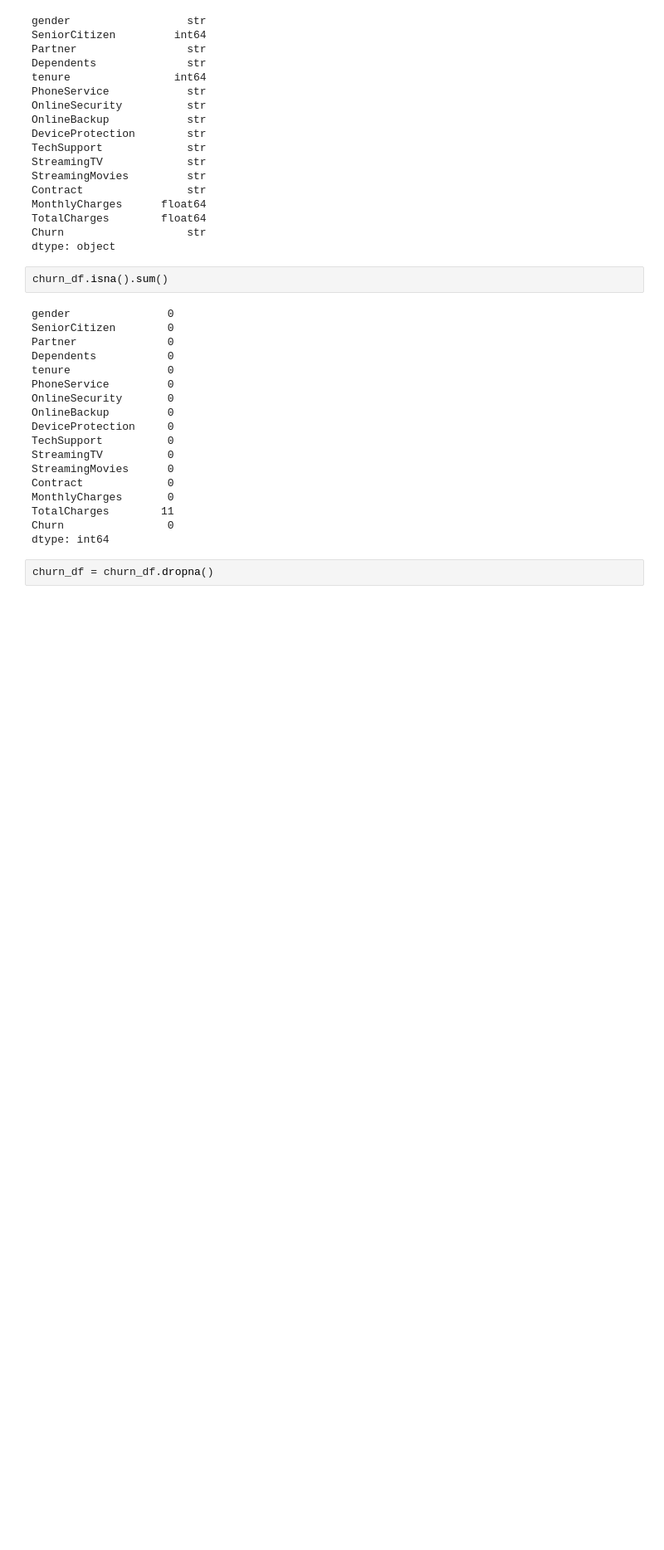
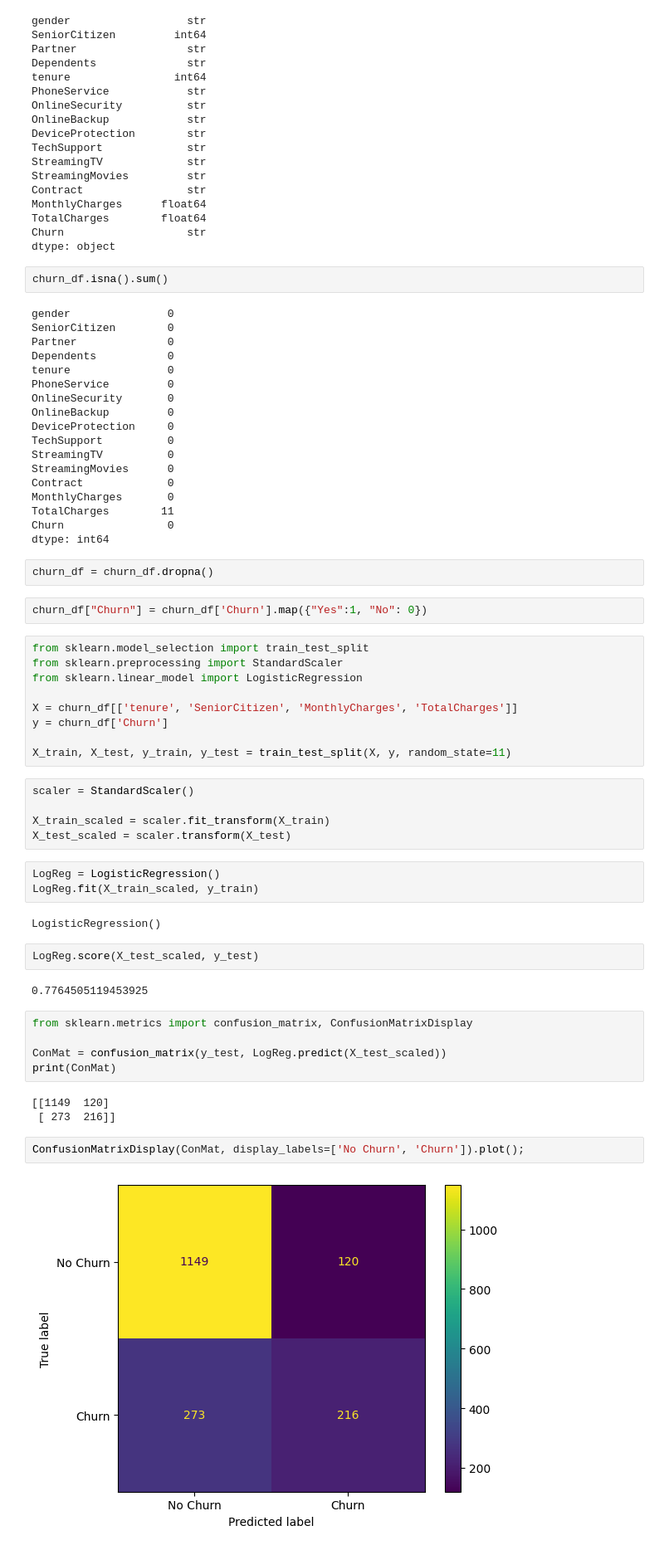
Before and after one commit to cerrmcneel/lab-handling-imbalance, a Jupyter notebook: balance_lab.ipynb, the cells around one changed output. Shown at 83% size. Drawn from its saved outputs; the diff is of its cells as text; blank space fills up the shorter version.

```diff
--- a/balance_lab.ipynb
+++ b/balance_lab.ipynb
@@ -74,3 +76,40 @@ Churn                0
 dtype: int64
 # %%
 churn_df = churn_df.dropna()
+# %%
+churn_df["Churn"] = churn_df['Churn'].map({"Yes":1, "No": 0})
+# %%
+from sklearn.model_selection import train_test_split
+from sklearn.preprocessing import StandardScaler
+from sklearn.linear_model import LogisticRegression
+
+X = churn_df[['tenure', 'SeniorCitizen', 'MonthlyCharges', 'TotalCharges']]
+y = churn_df['Churn']
+
+X_train, X_test, y_train, y_test = train_test_split(X, y, random_state=11)
+# %%
+scaler = StandardScaler()
+
+X_train_scaled = scaler.fit_transform(X_train)
+X_test_scaled = scaler.transform(X_test)
+# %%
+LogReg = LogisticRegression()
+LogReg.fit(X_train_scaled, y_train)
+# %% [output]
+LogisticRegression()
+# %%
+LogReg.score(X_test_scaled, y_test)
+# %% [output]
+0.7764505119453925
+# %%
+from sklearn.metrics import confusion_matrix, ConfusionMatrixDisplay
+
+ConMat = confusion_matrix(y_test, LogReg.predict(X_test_scaled))
+print(ConMat)
+# %% [output]
+[[1149  120]
+ [ 273  216]]
+# %%
+ConfusionMatrixDisplay(ConMat, display_labels=['No Churn', 'Churn']).plot();
+# %% [output]
+[figure, added]
```
Also changed, not shown: parts of 26 cells of this notebook, 2 other files.
